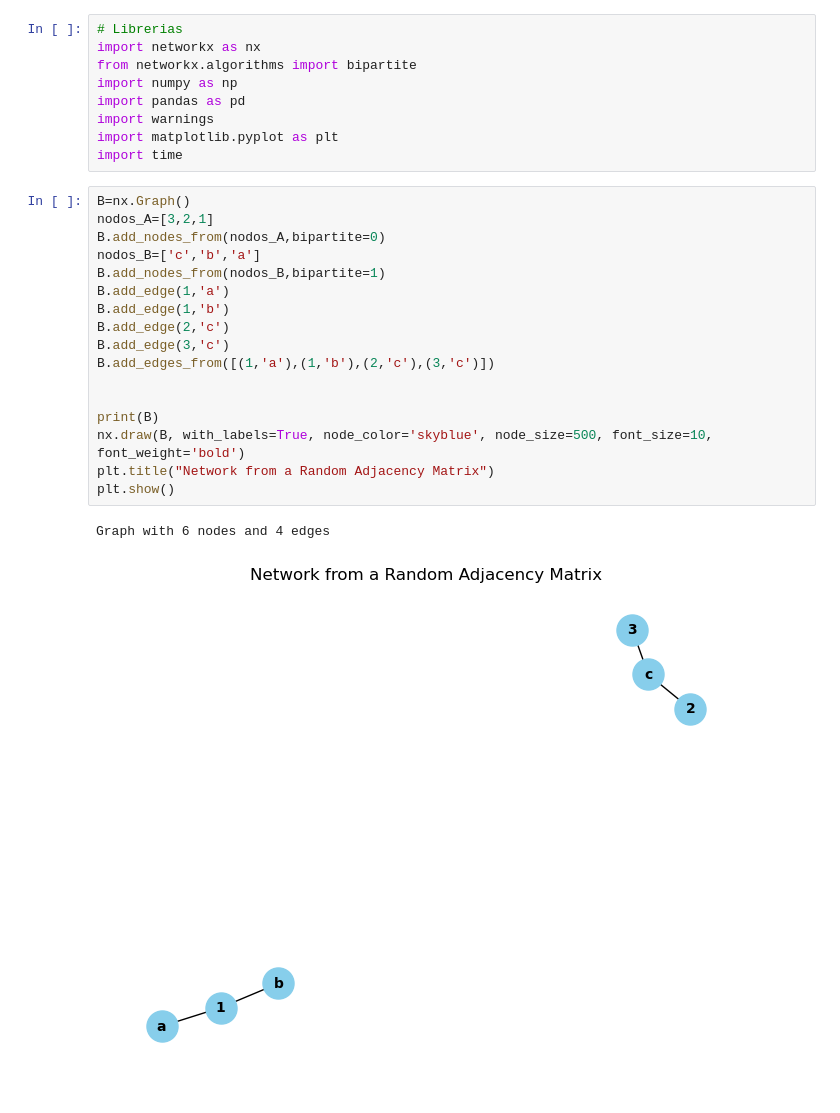
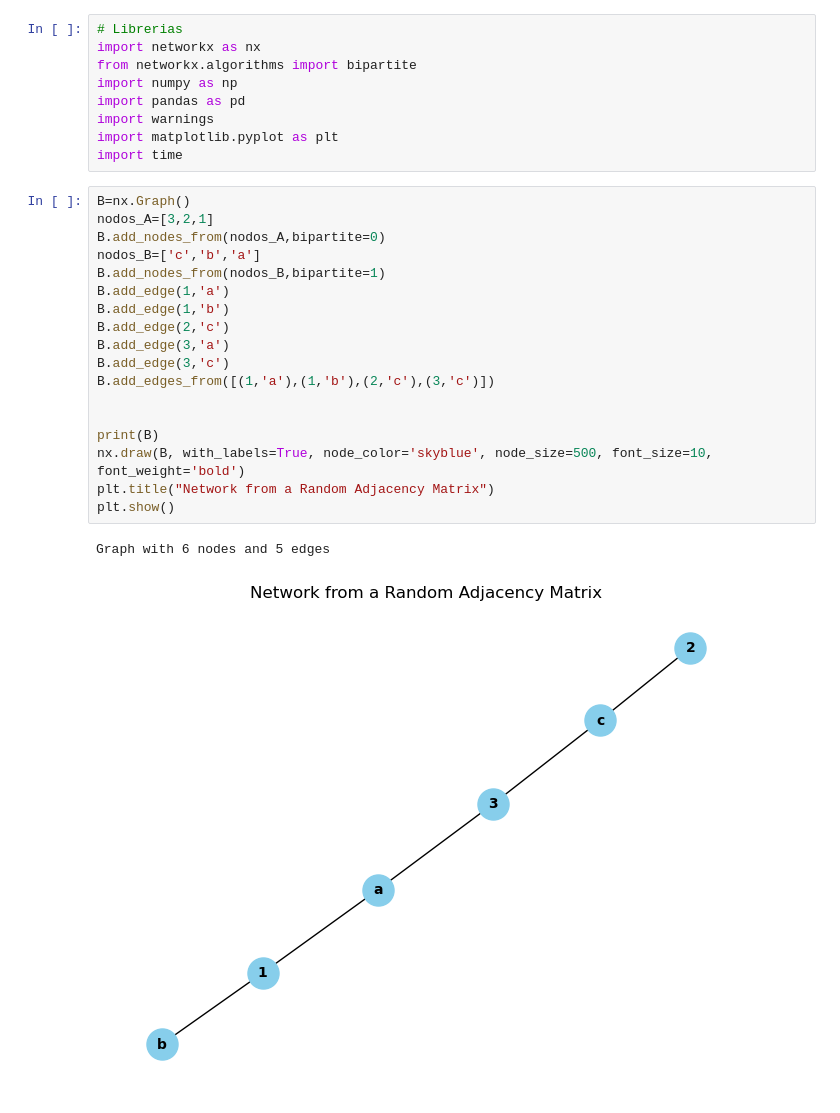
Before and after one commit to joaquinRiquelme/DEIN, a Jupyter notebook: 2025-2-Programacion-II/clase3b.ipynb, the cells around one changed output. Saved outputs shown, nothing was run; the diff lists cells and outputs as text.

```diff
--- a/2025-2-Programacion-II/clase3b.ipynb
+++ b/2025-2-Programacion-II/clase3b.ipynb
@@ -10,23 +10,24 @@ import time
 # %%
 B=nx.Graph()
 nodos_A=[3,2,1]
 B.add_nodes_from(nodos_A,bipartite=0)
 nodos_B=['c','b','a']
 B.add_nodes_from(nodos_B,bipartite=1)
 B.add_edge(1,'a')
 B.add_edge(1,'b')
 B.add_edge(2,'c')
+B.add_edge(3,'a')
 B.add_edge(3,'c')
 B.add_edges_from([(1,'a'),(1,'b'),(2,'c'),(3,'c')])
 
 
 print(B)
 nx.draw(B, with_labels=True, node_color='skyblue', node_size=500, font_size=10, font_weight='bold')
 plt.title("Network from a Random Adjacency Matrix")
 plt.show()
 # %% [output]
-Graph with 6 nodes and 4 edges
+Graph with 6 nodes and 5 edges
-[figure, old version]
+[figure, new version]
 # %%
 
 pos = {}
```
Also changed, not shown: parts of 4 cells of this notebook, 3 other files.
